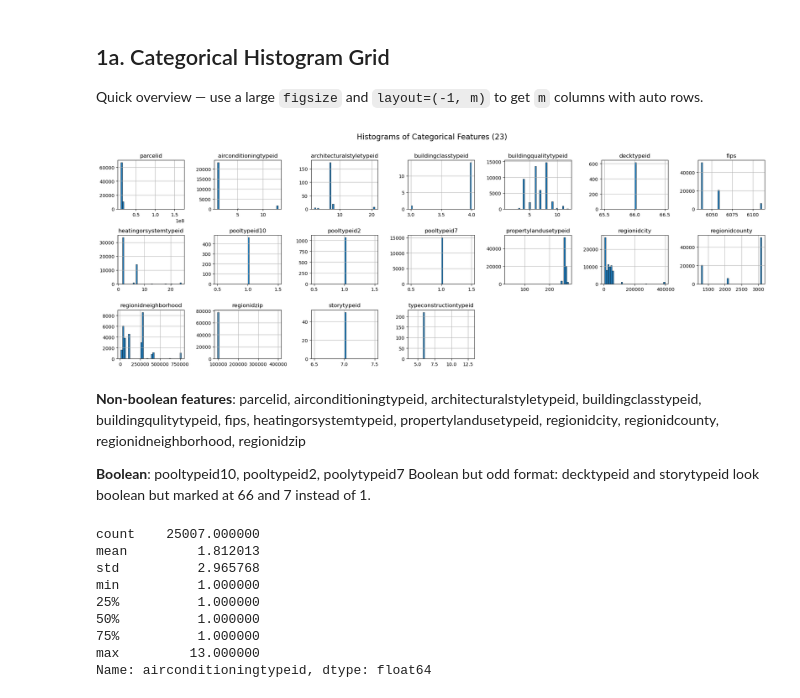
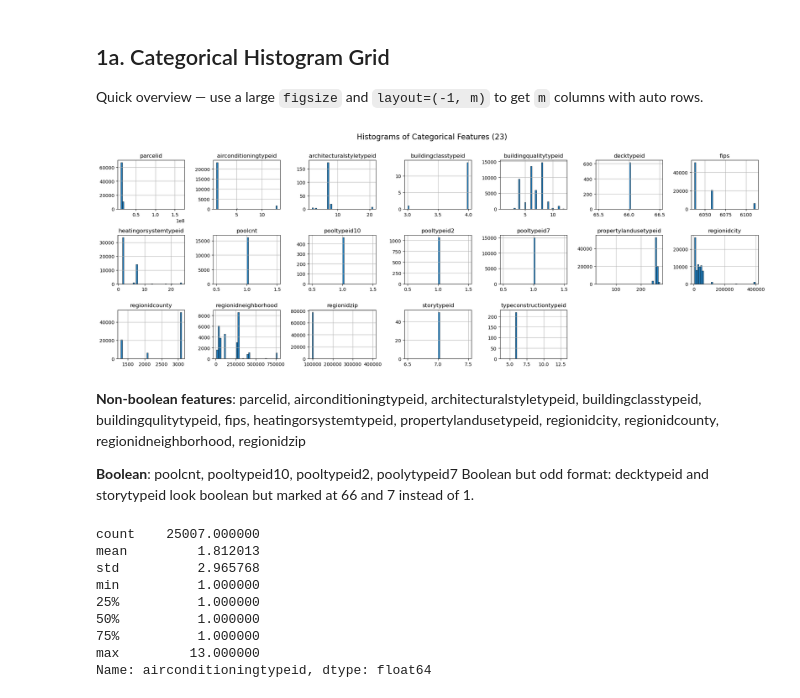
Before and after one commit to kumargaurav-bu-edu/bu_shared_projects, a Jupyter notebook: 02_eda_feature_visualization.ipynb, the cells around one changed output. Cells and saved outputs as stored; diff of their text form; code cells hidden in the pictures.

```diff
--- a/02_eda_feature_visualization.ipynb
+++ b/02_eda_feature_visualization.ipynb
@@ -44,18 +44,18 @@ Shape: (77613, 55)
 
 Quick overview — use a large `figsize` and `layout=(-1, m)` to get `m` columns with auto rows.
 # %%
-categorical = ['parcelid', 'airconditioningtypeid', 'architecturalstyletypeid', 'buildingclasstypeid', 'buildingqualitytypeid', 'decktypeid', 'fips', 'hashottuborspa', 'heatingorsystemtypeid', 'pooltypeid10', 'pooltypeid2', 'pooltypeid7', 'propertycountylandusecode', 'propertylandusetypeid', 'propertyzoningdesc', 'regionidcity', 'regionidcounty', 'regionidneighborhood', 'regionidzip', 'storytypeid', 'typeconstructiontypeid', 'fireplaceflag', 'taxdelinquencyflag', 'taxdelinquencyyear']
+categorical = ['parcelid', 'airconditioningtypeid', 'architecturalstyletypeid', 'buildingclasstypeid', 'buildingqualitytypeid', 'decktypeid', 'fips', 'hashottuborspa', 'heatingorsystemtypeid', 'poolcnt', 'pooltypeid10', 'pooltypeid2', 'pooltypeid7', 'propertycountylandusecode', 'propertylandusetypeid', 'propertyzoningdesc', 'regionidcity', 'regionidcounty', 'regionidneighborhood', 'regionidzip', 'storytypeid', 'typeconstructiontypeid', 'fireplaceflag', 'taxdelinquencyflag']
 
 fig = df[categorical].hist(figsize=(20, 7), layout=(-1, 7), bins=40, edgecolor='black', linewidth=0.5)
 plt.suptitle("Histograms of Categorical Features (23)", fontsize=16, y=1.01)
 plt.tight_layout()
 plt.show()
 # %% [output]
-[figure, old version]
+[figure, new version]
 # %% [markdown]
 **Non-boolean features**: parcelid, airconditioningtypeid, architecturalstyletypeid, buildingclasstypeid, buildingqulitytypeid, fips, heatingorsystemtypeid, propertylandusetypeid, regionidcity, regionidcounty, regionidneighborhood, regionidzip
 
-**Boolean**: pooltypeid10, pooltypeid2, poolytypeid7
+**Boolean**: poolcnt, pooltypeid10, pooltypeid2, poolytypeid7
 Boolean but odd format: decktypeid and storytypeid look boolean but marked at 66 and 7 instead of 1.
 # %%
 df['airconditioningtypeid'].describe()
```
Also changed, not shown: parts of 4 cells of this notebook.
